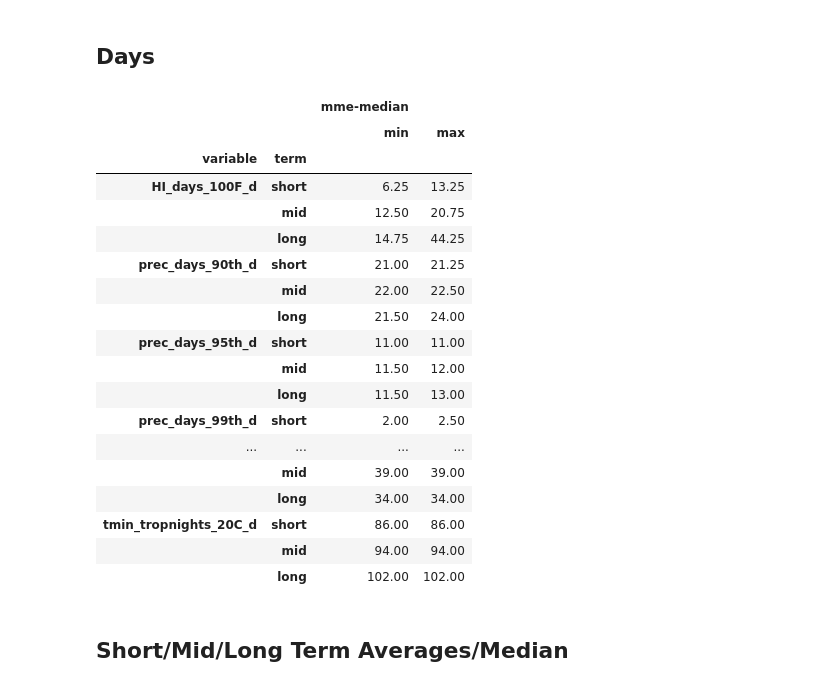
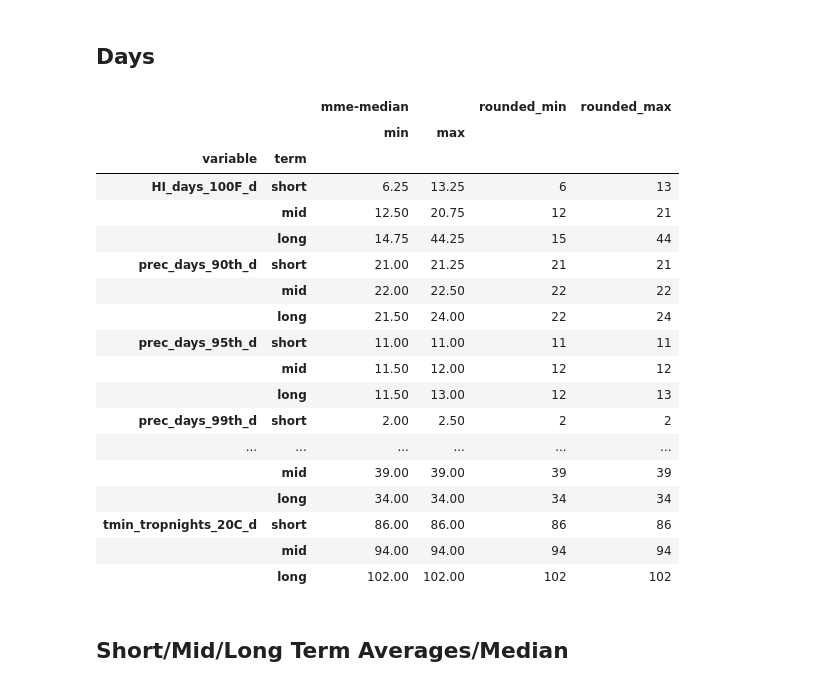
Before and after one commit to eugpoon/casi, a Jupyter notebook: center_casi_projections.ipynb, the cells around one changed output. Cells and saved outputs as stored; diff of their text form; code cells hidden in the pictures.

```diff
--- a/center_casi_projections.ipynb
+++ b/center_casi_projections.ipynb
@@ -396,30 +401,35 @@ display(change.head())
 ## Days
 # %%
 # Days
-(term_mme[term_mme.variable.str.endswith('_d')]
- .groupby(['variable', 'term']).agg({'mme-median': [np.min, np.max]})
- .sort_values(by=['variable', 'term'], axis=0, ascending=[1, 0])
-)
+agg_d = (term_mme[term_mme.variable.str.endswith('_d')]
+          .groupby(['variable', 'term'])
+          .agg({'mme-median': [np.min, np.max]})
+          .sort_values(by=['variable', 'term'], axis=0, ascending=[1, 0]))
+
+agg_d['rounded_min'] = agg_d[('mme-median', 'min')].round().astype(int)
+agg_d['rounded_max'] = agg_d[('mme-median', 'max')].round().astype(int)
+
+agg_d
 # %% [output]
-|  |  | mme-median |  |
-|  |  | min | max |
-| variable | term |  |  |
-| HI_days_100F_d | short | 6.25 | 13.25 |
-|  | mid | 12.50 | 20.75 |
-|  | long | 14.75 | 44.25 |
-| prec_days_90th_d | short | 21.00 | 21.25 |
-|  | mid | 22.00 | 22.50 |
-|  | long | 21.50 | 24.00 |
-| prec_days_95th_d | short | 11.00 | 11.00 |
-|  | mid | 11.50 | 12.00 |
-|  | long | 11.50 | 13.00 |
-| prec_days_99th_d | short | 2.00 | 2.50 |
-| ... | ... | ... | ... |
-|  | mid | 39.00 | 39.00 |
-|  | long | 34.00 | 34.00 |
-| tmin_tropnights_20C_d | short | 86.00 | 86.00 |
-|  | mid | 94.00 | 94.00 |
-|  | long | 102.00 | 102.00 |
+|  |  | mme-median |  | rounded_min | rounded_max |
+|  |  | min | max |  |  |
+| variable | term |  |  |  |  |
+| HI_days_100F_d | short | 6.25 | 13.25 | 6 | 13 |
+|  | mid | 12.50 | 20.75 | 12 | 21 |
+|  | long | 14.75 | 44.25 | 15 | 44 |
+| prec_days_90th_d | short | 21.00 | 21.25 | 21 | 21 |
+|  | mid | 22.00 | 22.50 | 22 | 22 |
+|  | long | 21.50 | 24.00 | 22 | 24 |
+| prec_days_95th_d | short | 11.00 | 11.00 | 11 | 11 |
+|  | mid | 11.50 | 12.00 | 12 | 12 |
+|  | long | 11.50 | 13.00 | 12 | 13 |
+| prec_days_99th_d | short | 2.00 | 2.50 | 2 | 2 |
+| ... | ... | ... | ... | ... | ... |
+|  | mid | 39.00 | 39.00 | 39 | 39 |
+|  | long | 34.00 | 34.00 | 34 | 34 |
+| tmin_tropnights_20C_d | short | 86.00 | 86.00 | 86 | 86 |
+|  | mid | 94.00 | 94.00 | 94 | 94 |
+|  | long | 102.00 | 102.00 | 102 | 102 |
 # %%
 # # Create the filter dropdown
 # filter_dropdown = widgets.SelectMultiple(
```
Also changed, not shown: parts of 1 cell of this notebook.
